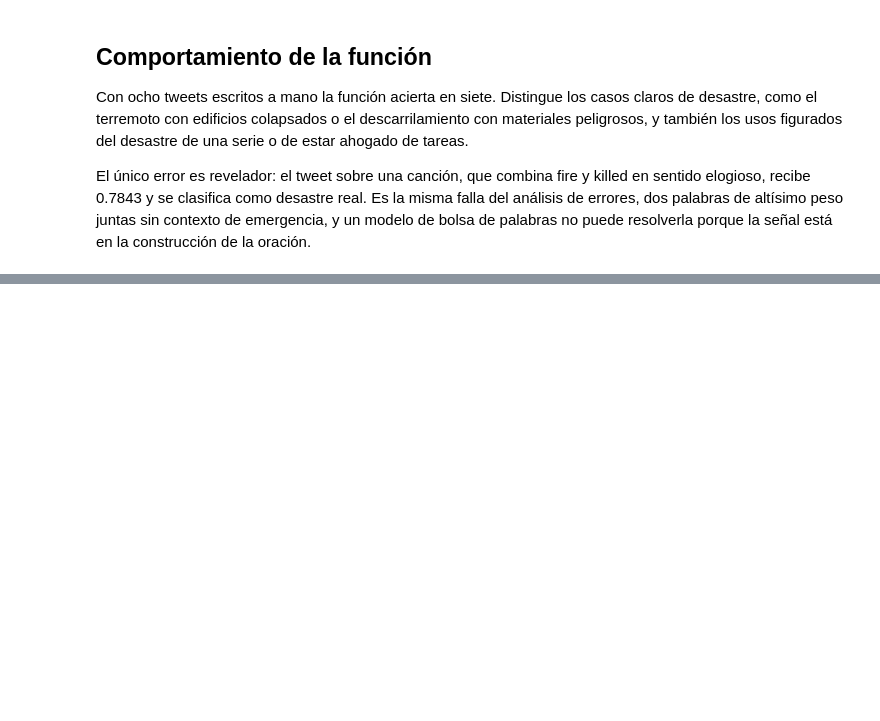
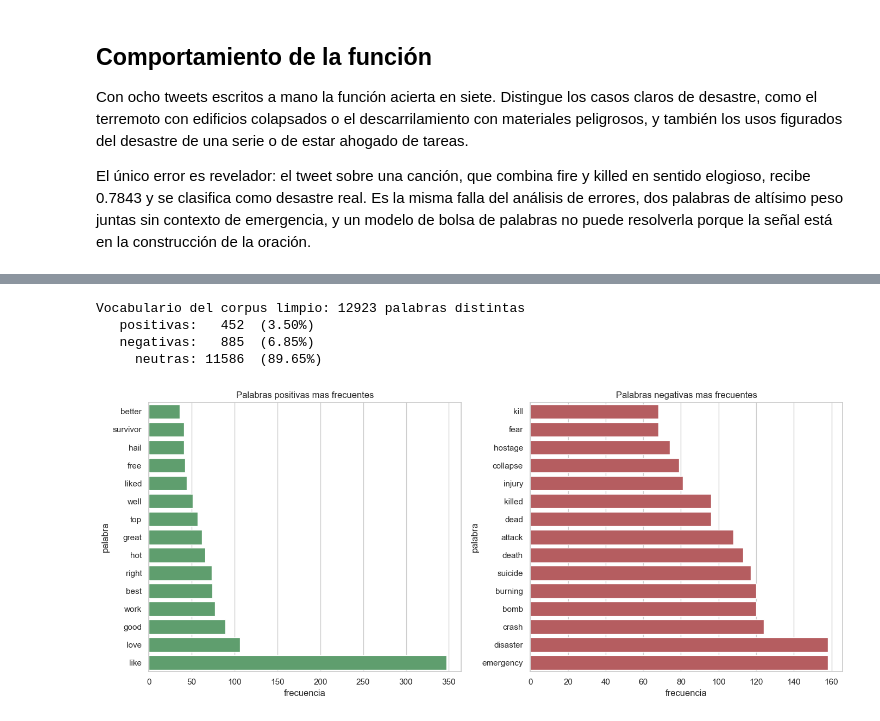
Before and after one commit to erickguerra2/LAB05-DATA, a Jupyter notebook: Laboratorio5.ipynb, the cells around one changed output, grey strips where cells are left out. Saved outputs shown, nothing was run; the diff lists cells and outputs as text; code cells hidden in the pictures; blank space fills up the shorter version.

Commit message:
Analisis de sentimiento

```diff
--- a/Laboratorio5.ipynb
+++ b/Laboratorio5.ipynb
@@ -1334,0 +1391,20 @@ El único error es revelador: el tweet sobre una canción, que combina fire y ki
+# %%
+def compound(t):
+    return vader.polarity_scores(str(t))["compound"]
+
+puntos = df["texto_sentimiento"].apply(vader.polarity_scores).apply(pd.Series)
+df["vader_neg"]      = puntos["neg"]
+df["vader_neu"]      = puntos["neu"]
+df["vader_pos"]      = puntos["pos"]
+df["vader_compound"] = puntos["compound"]
+
+df["compound_limpio"] = df["texto_limpio"].fillna("").apply(compound)
+
+dif = (df["vader_compound"] - df["compound_limpio"]).abs()
+print(f"Correlacion entre ambas versiones: {df['vader_compound'].corr(df['compound_limpio']):.4f}")
+print(f"Diferencia absoluta media en todo el corpus     : {dif.mean():.4f}")
+print(f"Diferencia absoluta media en tweets con emoticono: {dif[con_emoticono].mean():.4f}")
+print(f"Tweets donde la etiqueta de sentimiento cambiaria: "
+      f"{(np.sign(df['vader_compound'].round(2)) != np.sign(df['compound_limpio'].round(2))).sum()}")
+
+df.loc[con_emoticono, ["texto_sentimiento", "vader_compound", "compound_limpio"]].head(8)
@@ -1334,0 +1433,37 @@ El único error es revelador: el tweet sobre una canción, que combina fire y ki
+# %%
+vocabulario = Counter(w for t in df["texto_limpio"].fillna("") for w in t.split())
+
+resumen_palabras = {"positivas": 0, "negativas": 0, "neutras": 0}
+frec_pos, frec_neg = Counter(), Counter()
+for palabra, f in vocabulario.items():
+    if palabra in PALABRAS_POSITIVAS:
+        resumen_palabras["positivas"] += 1
+        frec_pos[palabra] = f
+    elif palabra in PALABRAS_NEGATIVAS:
+        resumen_palabras["negativas"] += 1
+        frec_neg[palabra] = f
+    else:
+        resumen_palabras["neutras"] += 1
+
+total_vocab = sum(resumen_palabras.values())
+print(f"Vocabulario del corpus limpio: {total_vocab} palabras distintas")
+for k, v in resumen_palabras.items():
+    print(f"  {k:>10}: {v:5d}  ({v/total_vocab:.2%})")
+
+fig, axes = plt.subplots(1, 2, figsize=(14, 6))
+top_p = pd.DataFrame(frec_pos.most_common(15), columns=["palabra", "frecuencia"])
+top_n = pd.DataFrame(frec_neg.most_common(15), columns=["palabra", "frecuencia"])
+sns.barplot(data=top_p.sort_values("frecuencia"), y="palabra", x="frecuencia",
+            ax=axes[0], color="#55a868")
+axes[0].set_title("Palabras positivas mas frecuentes")
+sns.barplot(data=top_n.sort_values("frecuencia"), y="palabra", x="frecuencia",
+            ax=axes[1], color="#c44e52")
+axes[1].set_title("Palabras negativas mas frecuentes")
+guardar_fig("13_palabras_positivas_negativas")
+plt.show()
+# %% [output]
+Vocabulario del corpus limpio: 12923 palabras distintas
+   positivas:   452  (3.50%)
+   negativas:   885  (6.85%)
+     neutras: 11586  (89.65%)
+[figure, added]
```
Also changed, not shown: parts of 15 cells of this notebook, 4 other files.
